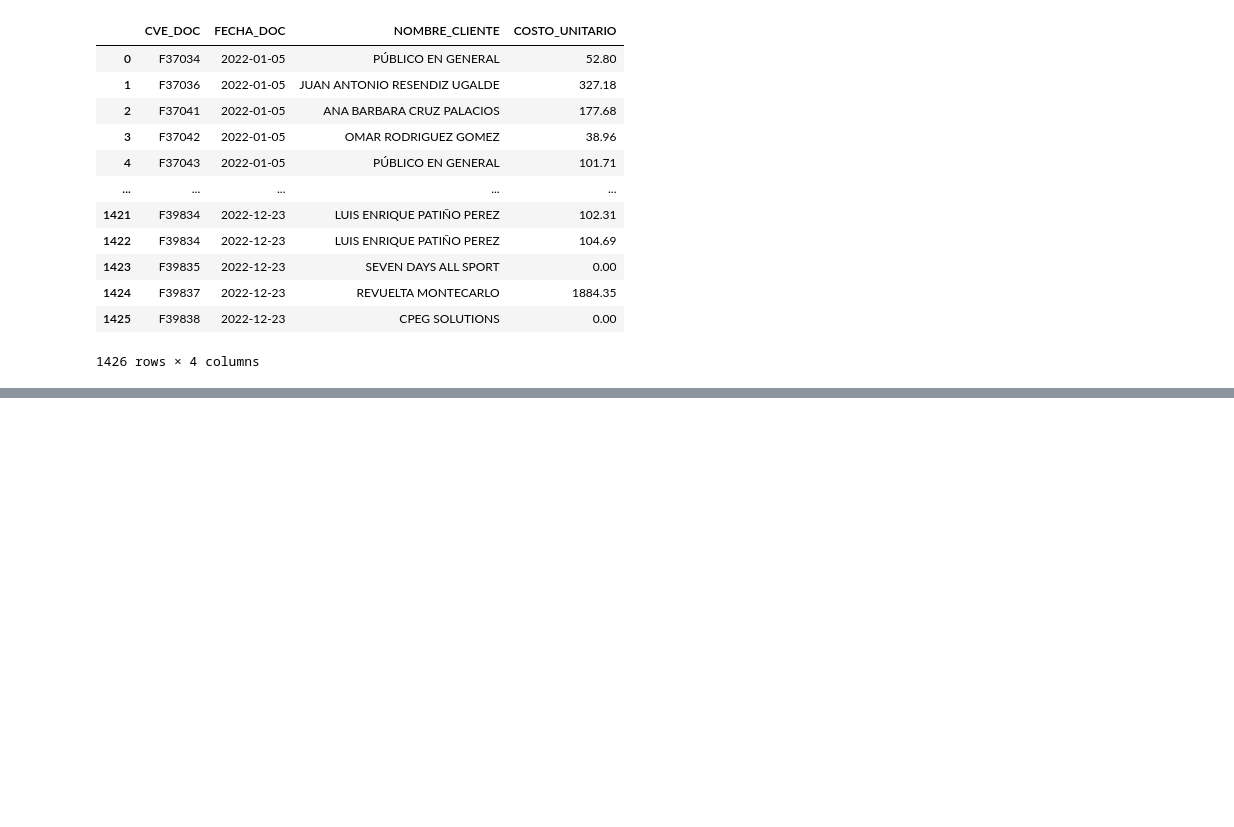
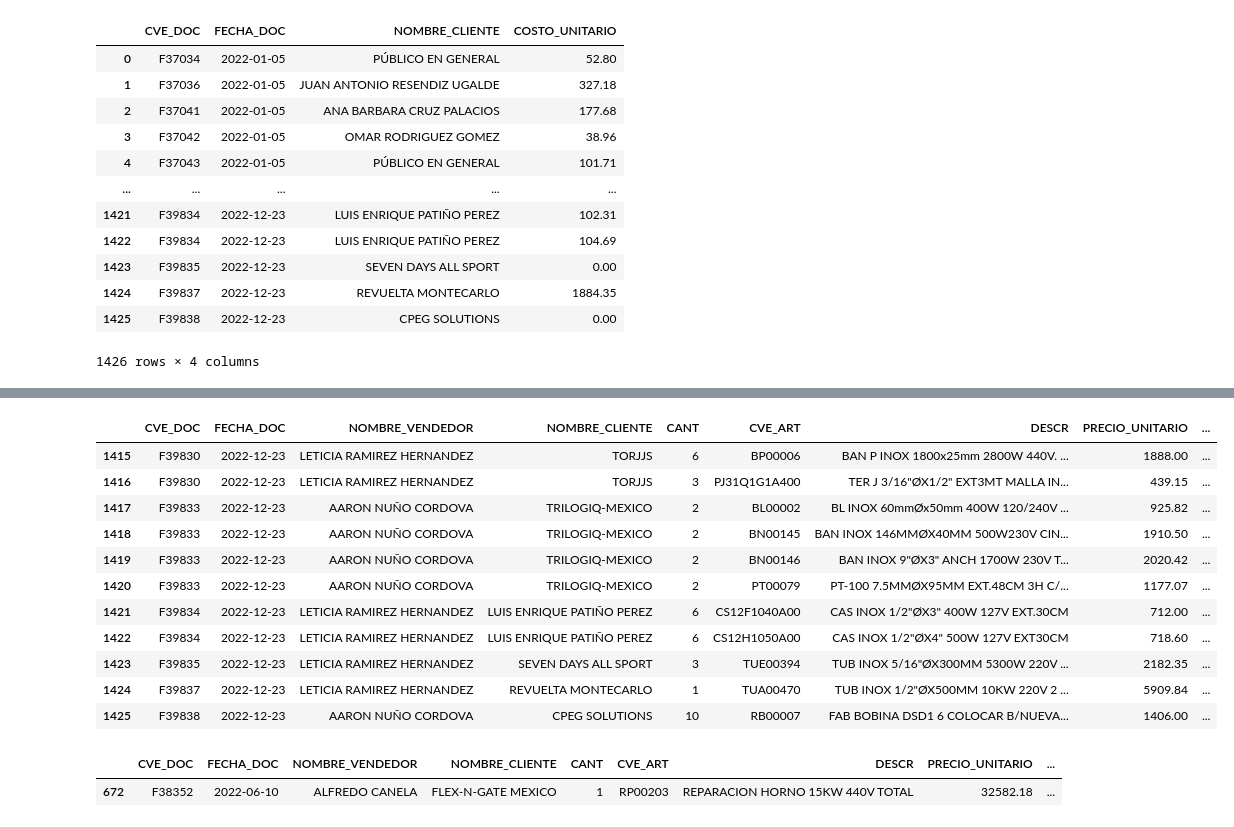
Before and after one commit to Angel353/ExtraccionDeDatos, a Jupyter notebook: Ejercicio_1_Act1.ipynb, the cells around one changed output, grey strips where cells are left out. Cells and saved outputs as stored; diff of their text form; code cells hidden in the pictures; blank space fills up the shorter version.

```diff
--- a/Ejercicio_1_Act1.ipynb
+++ b/Ejercicio_1_Act1.ipynb
@@ -105,0 +135,24 @@ files.download("filtro3.csv")
+# %%
+#Filtro por finales
+filtro6=df.tail(11)
+filtro6
+# %% [output]
+|  | CVE_DOC | FECHA_DOC | NOMBRE_VENDEDOR | NOMBRE_CLIENTE | CANT | CVE_ART | DESCR | PRECIO_UNITARIO | ... |
+| 1415 | F39830 | 2022-12-23 | LETICIA RAMIREZ HERNANDEZ | TORJJS | 6 | BP00006 | BAN P INOX 1800x25mm 2800W 440V. ... | 1888.00 | ... |
+| 1416 | F39830 | 2022-12-23 | LETICIA RAMIREZ HERNANDEZ | TORJJS | 3 | PJ31Q1G1A400 | TER J 3/16"ØX1/2" EXT3MT MALLA IN... | 439.15 | ... |
+| 1417 | F39833 | 2022-12-23 | AARON NUÑO CORDOVA | TRILOGIQ-MEXICO | 2 | BL00002 | BL INOX 60mmØx50mm 400W 120/240V ... | 925.82 | ... |
+| 1418 | F39833 | 2022-12-23 | AARON NUÑO CORDOVA | TRILOGIQ-MEXICO | 2 | BN00145 | BAN INOX 146MMØX40MM 500W230V CIN... | 1910.50 | ... |
+| 1419 | F39833 | 2022-12-23 | AARON NUÑO CORDOVA | TRILOGIQ-MEXICO | 2 | BN00146 | BAN INOX 9"ØX3" ANCH 1700W 230V T... | 2020.42 | ... |
+| 1420 | F39833 | 2022-12-23 | AARON NUÑO CORDOVA | TRILOGIQ-MEXICO | 2 | PT00079 | PT-100 7.5MMØX95MM EXT.48CM 3H C/... | 1177.07 | ... |
+| 1421 | F39834 | 2022-12-23 | LETICIA RAMIREZ HERNANDEZ | LUIS ENRIQUE PATIÑO PEREZ | 6 | CS12F1040A00 | CAS INOX 1/2"ØX3" 400W 127V EXT.30CM | 712.00 | ... |
+| 1422 | F39834 | 2022-12-23 | LETICIA RAMIREZ HERNANDEZ | LUIS ENRIQUE PATIÑO PEREZ | 6 | CS12H1050A00 | CAS INOX 1/2"ØX4" 500W 127V EXT30CM | 718.60 | ... |
+| 1423 | F39835 | 2022-12-23 | LETICIA RAMIREZ HERNANDEZ | SEVEN DAYS ALL SPORT | 3 | TUE00394 | TUB INOX 5/16"ØX300MM 5300W 220V ... | 2182.35 | ... |
+| 1424 | F39837 | 2022-12-23 | LETICIA RAMIREZ HERNANDEZ | REVUELTA MONTECARLO | 1 | TUA00470 | TUB INOX 1/2"ØX500MM 10KW 220V 2 ... | 5909.84 | ... |
+| 1425 | F39838 | 2022-12-23 | AARON NUÑO CORDOVA | CPEG SOLUTIONS | 10 | RB00007 | FAB BOBINA DSD1 6 COLOCAR B/NUEVA... | 1406.00 | ... |
+# %%
+#Filtro por comparacion
+filtro7=df_pp[df_pp["PRECIO_UNITARIO"] > 30000]
+filtro7
+# %% [output]
+|  | CVE_DOC | FECHA_DOC | NOMBRE_VENDEDOR | NOMBRE_CLIENTE | CANT | CVE_ART | DESCR | PRECIO_UNITARIO | ... |
+| 672 | F38352 | 2022-06-10 | ALFREDO CANELA | FLEX-N-GATE MEXICO | 1 | RP00203 | REPARACION HORNO 15KW 440V TOTAL | 32582.18 | ... |
```
Also changed, not shown: parts of 11 cells of this notebook.
